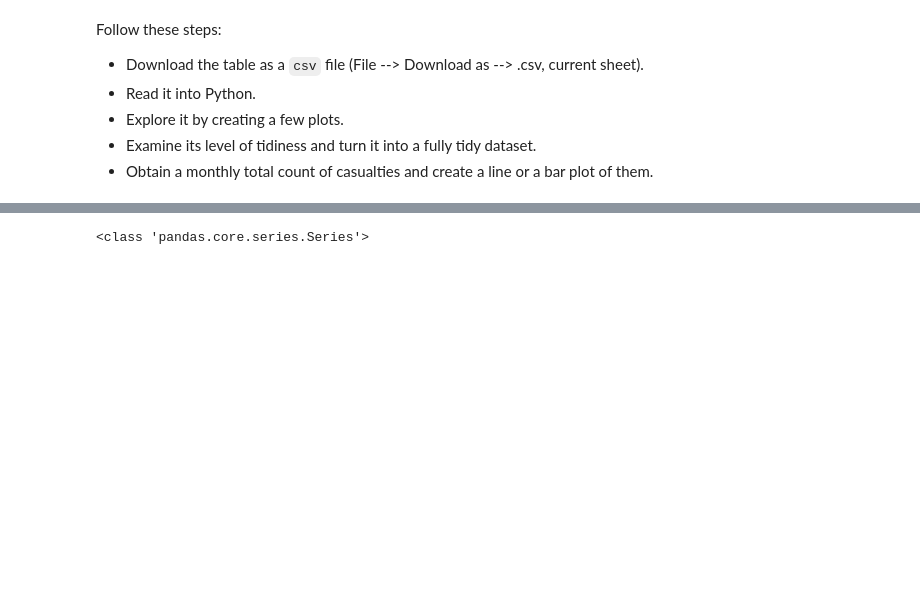
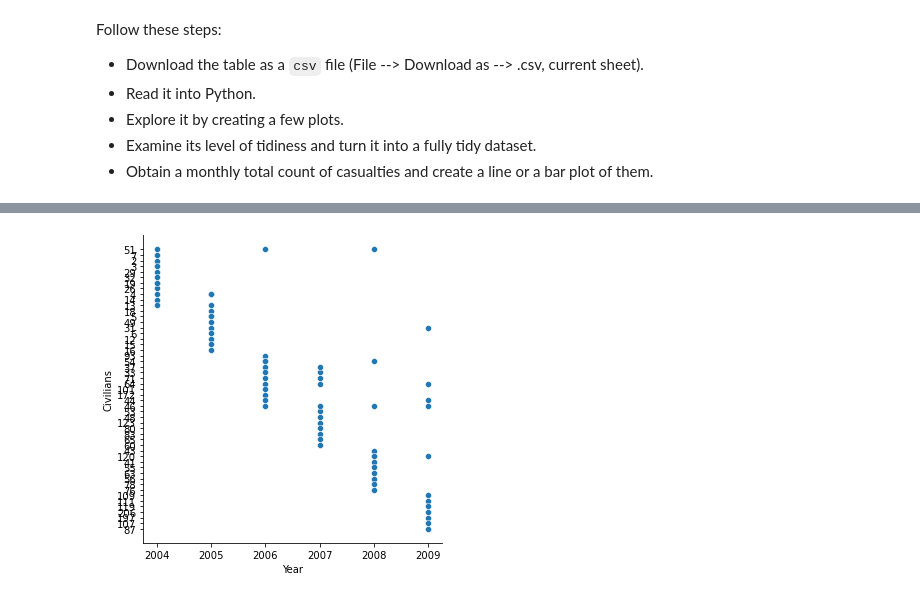
Before and after one commit to alex-dietz/intro-data-science, a Jupyter notebook: lab-01/hw-01.ipynb, the cells around one changed output, grey strips where cells are left out. Saved outputs shown, nothing was run; the diff lists cells and outputs as text; code cells hidden in the pictures; blank space fills up the shorter version.

```diff
--- a/lab-01/hw-01.ipynb
+++ b/lab-01/hw-01.ipynb
@@ -43,2 +44,4 @@ import seaborn as sns
 # %%
-data_source = pd.read_csv('Wikileaks Afghanistan war logs analysis - TOTAL CASUALTIES, ALL CAUSES.csv',header=1)
+data_source = pd.read_csv('Wikileaks Afghanistan war logs analysis - TOTAL CASUALTIES, ALL CAUSES.csv',header=1,index_col=0)
+data_source = data_source.iloc[:-1]
+data_source = data_source.replace(np.nan, 0)
@@ -64,0 +48,7 @@ print(data_source)
+# %%
+cols = ['Taliban']
+data_source_tidy = data_source.loc[:cols]
+#data_source_tidy['monthly_total'] = data_source_tidy.sum(axis=1,numeric_only= True)
+#print(data_source_tidy)
+#total = data_source_tidy['Taliban']+data_source_tidy['Civilians']+data_source_tidy['Afghan forces']+data_source_tidy['Nato (detailed in spreadsheet)']+data_source_tidy['Nato - official figures']
+print(data_source['Taliban'],data_source_tidy['Civilians'],data_source_tidy['Afghan forces'],data_source_tidy['Nato (detailed in spreadsheet)'],data_source_tidy['Nato - official figures'])
@@ -65,5 +73,5 @@ print(data_source)
 # %%
 #_ = sns.kdeplot(data_source['Civilians'], shade=True)
-print(type(data_source['Civilians']))
+_ = sns.relplot(x=data_source_tidy['Year'],y=data_source_tidy['Civilians'])
 # %% [output]
-<class 'pandas.core.series.Series'>
+[figure, added]
```
Also changed, not shown: parts of 4 cells of this notebook.
